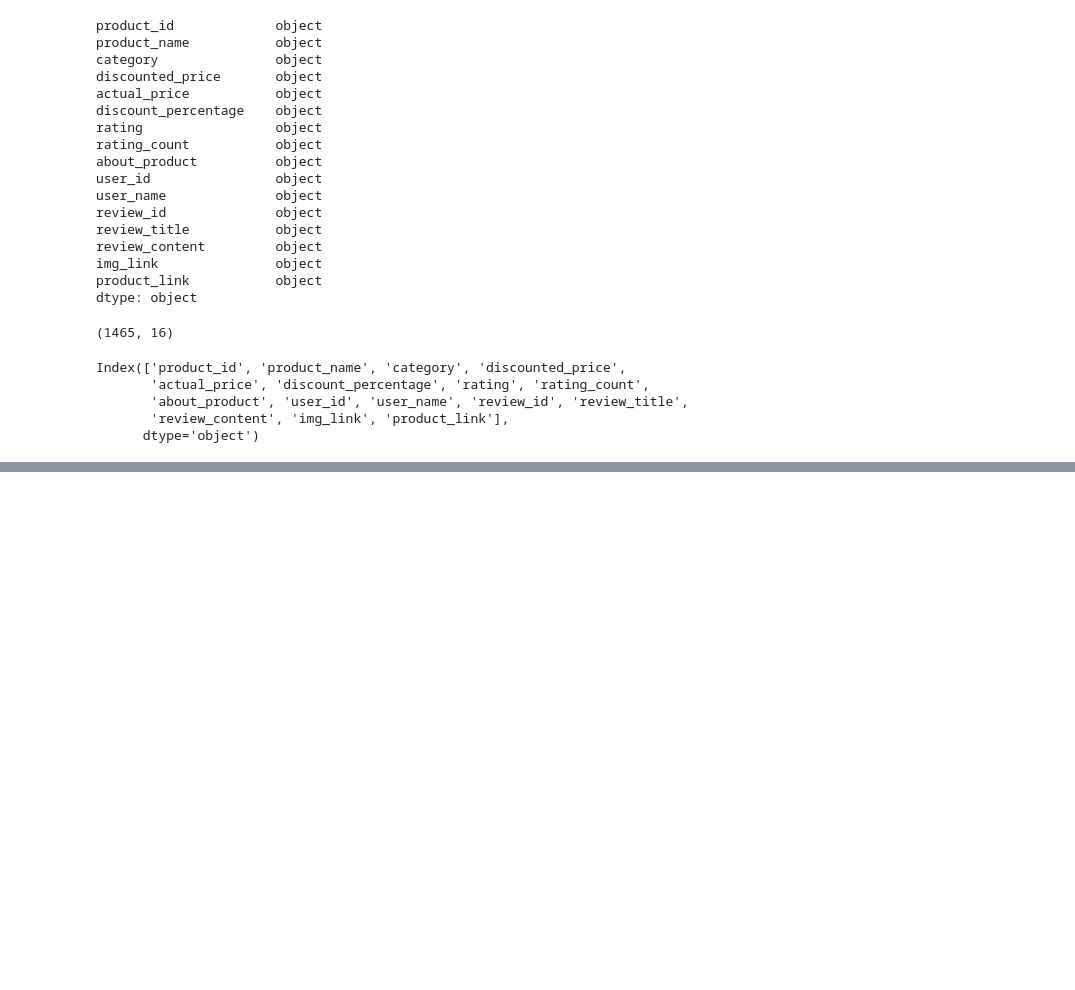
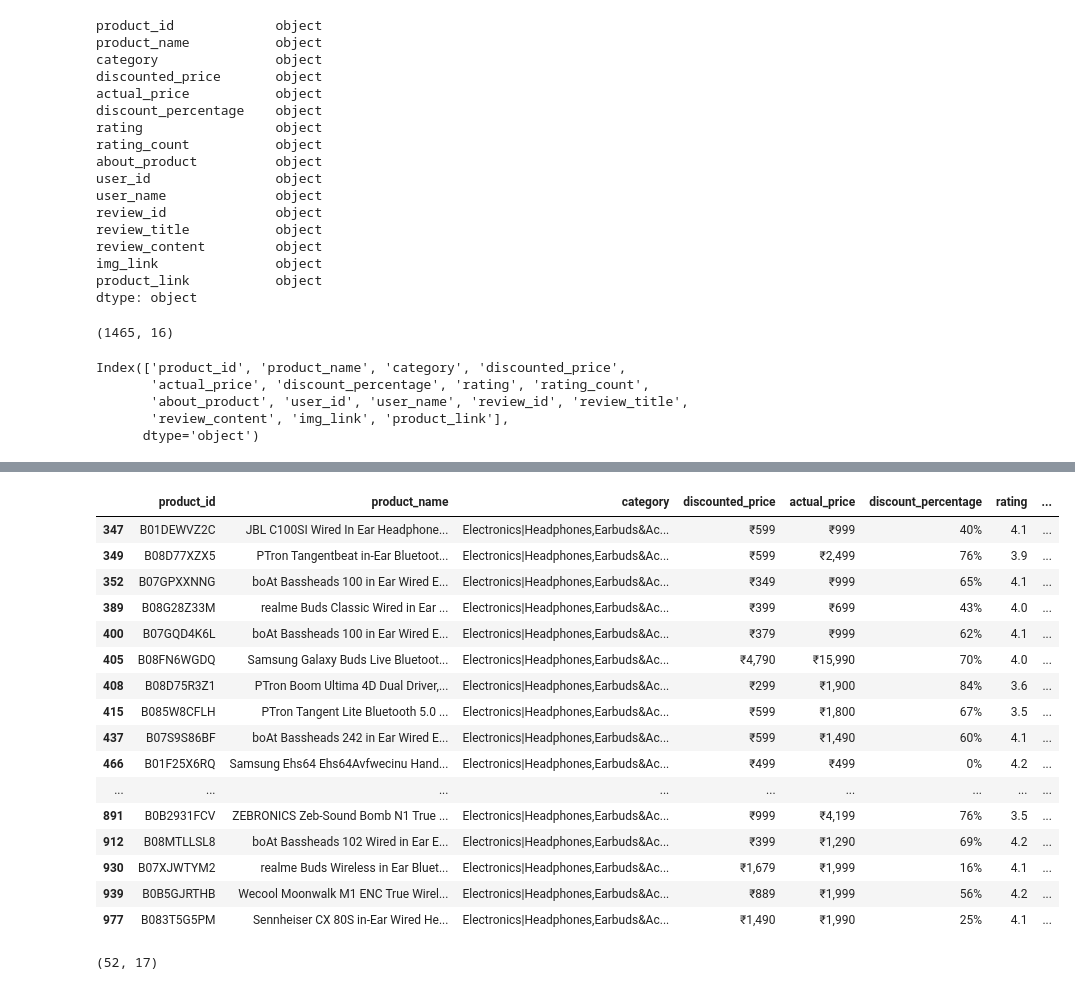
Before and after one commit to calvinhoang203/Analysis-of-Amazon-Sales-Trend, a Jupyter notebook: Amazon Sales Trend.ipynb, the cells around one changed output, grey strips where cells are left out. Saved outputs shown, nothing was run; the diff lists cells and outputs as text; code cells hidden in the pictures; blank space fills up the shorter version.

```diff
--- a/Amazon Sales Trend.ipynb
+++ b/Amazon Sales Trend.ipynb
@@ -118,0 +282,25 @@ AttributeError: 'float' object has no attribute 'replace'
+# %%
+headphones = amazon_data[amazon_data['category'] == 'Electronics|Headphones,Earbuds&Accessories|Headphones|In-Ear']
+headphones
+# %% [output]
+|  | product_id | product_name | category | discounted_price | actual_price | discount_percentage | rating | ... |
+| 347 | B01DEWVZ2C | JBL C100SI Wired In Ear Headphone... | Electronics|Headphones,Earbuds&Ac... | ₹599 | ₹999 | 40% | 4.1 | ... |
+| 349 | B08D77XZX5 | PTron Tangentbeat in-Ear Bluetoot... | Electronics|Headphones,Earbuds&Ac... | ₹599 | ₹2,499 | 76% | 3.9 | ... |
+| 352 | B07GPXXNNG | boAt Bassheads 100 in Ear Wired E... | Electronics|Headphones,Earbuds&Ac... | ₹349 | ₹999 | 65% | 4.1 | ... |
+| 389 | B08G28Z33M | realme Buds Classic Wired in Ear ... | Electronics|Headphones,Earbuds&Ac... | ₹399 | ₹699 | 43% | 4.0 | ... |
+| 400 | B07GQD4K6L | boAt Bassheads 100 in Ear Wired E... | Electronics|Headphones,Earbuds&Ac... | ₹379 | ₹999 | 62% | 4.1 | ... |
+| 405 | B08FN6WGDQ | Samsung Galaxy Buds Live Bluetoot... | Electronics|Headphones,Earbuds&Ac... | ₹4,790 | ₹15,990 | 70% | 4.0 | ... |
+| 408 | B08D75R3Z1 | PTron Boom Ultima 4D Dual Driver,... | Electronics|Headphones,Earbuds&Ac... | ₹299 | ₹1,900 | 84% | 3.6 | ... |
+| 415 | B085W8CFLH | PTron Tangent Lite Bluetooth 5.0 ... | Electronics|Headphones,Earbuds&Ac... | ₹599 | ₹1,800 | 67% | 3.5 | ... |
+| 437 | B07S9S86BF | boAt Bassheads 242 in Ear Wired E... | Electronics|Headphones,Earbuds&Ac... | ₹599 | ₹1,490 | 60% | 4.1 | ... |
+| 466 | B01F25X6RQ | Samsung Ehs64 Ehs64Avfwecinu Hand... | Electronics|Headphones,Earbuds&Ac... | ₹499 | ₹499 | 0% | 4.2 | ... |
+| ... | ... | ... | ... | ... | ... | ... | ... | ... |
+| 891 | B0B2931FCV | ZEBRONICS Zeb-Sound Bomb N1 True ... | Electronics|Headphones,Earbuds&Ac... | ₹999 | ₹4,199 | 76% | 3.5 | ... |
+| 912 | B08MTLLSL8 | boAt Bassheads 102 Wired in Ear E... | Electronics|Headphones,Earbuds&Ac... | ₹399 | ₹1,290 | 69% | 4.2 | ... |
+| 930 | B07XJWTYM2 | realme Buds Wireless in Ear Bluet... | Electronics|Headphones,Earbuds&Ac... | ₹1,679 | ₹1,999 | 16% | 4.1 | ... |
+| 939 | B0B5GJRTHB | Wecool Moonwalk M1 ENC True Wirel... | Electronics|Headphones,Earbuds&Ac... | ₹889 | ₹1,999 | 56% | 4.2 | ... |
+| 977 | B083T5G5PM | Sennheiser CX 80S in-Ear Wired He... | Electronics|Headphones,Earbuds&Ac... | ₹1,490 | ₹1,990 | 25% | 4.1 | ... |
+# %%
+headphones.shape
+# %% [output]
+(52, 17)
```
Also changed, not shown: parts of 17 cells of this notebook.
